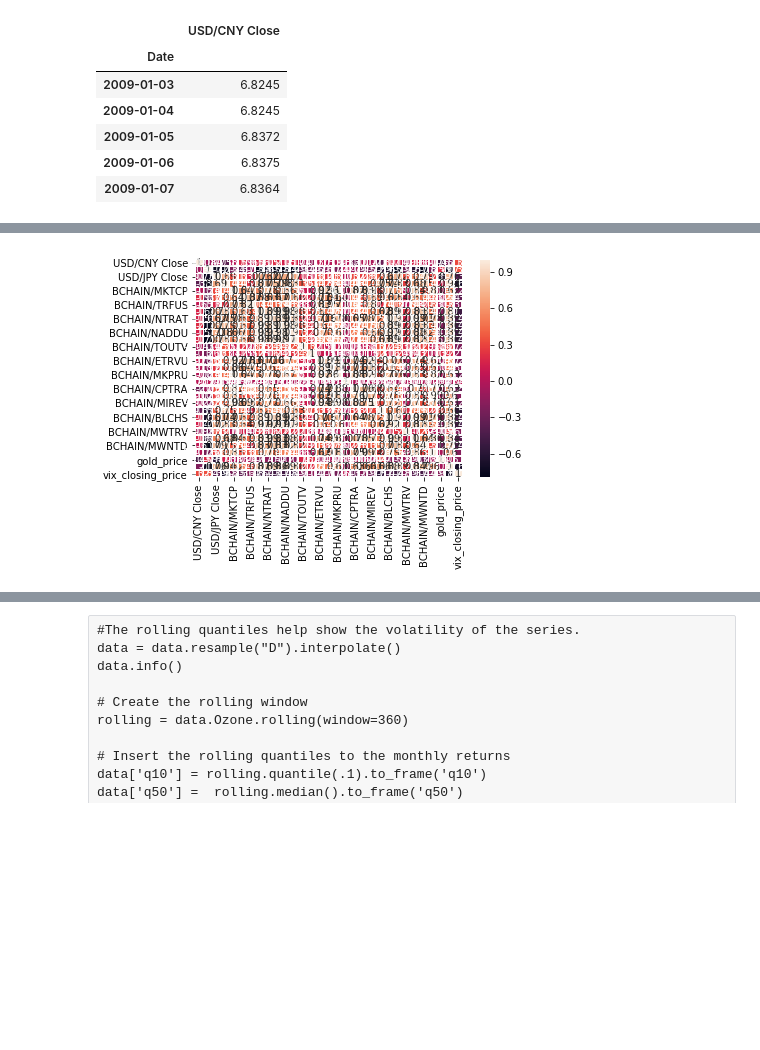
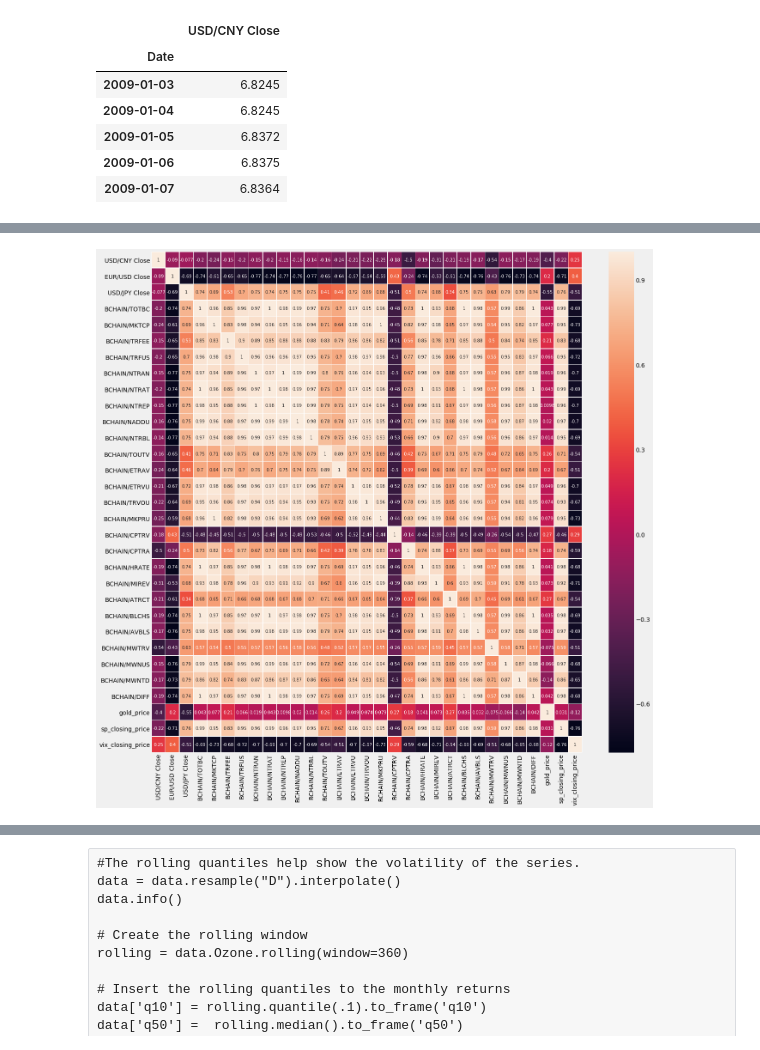
Before and after one commit to DEREJEGETU/Predicting-Bitcoin-Prices, a Jupyter notebook: ProjectII.ipynb, the cells around one changed output, grey strips where cells are left out. Saved outputs shown, nothing was run; the diff lists cells and outputs as text; code cells hidden in the pictures; blank space fills up the shorter version.

```diff
--- a/ProjectII.ipynb
+++ b/ProjectII.ipynb
@@ -14,9 +15,9 @@ currency_I_df=pd.read_csv('currecy_I_df.csv',parse_dates=['Date'],index_col='Dat
 # %%
-currency_II_df=pd.read_csv('currecy_II_df.csv',parse_dates=['Date'],index_col='Date')
+currency_II_df=pd.read_csv('data/currecy_II_df.csv',parse_dates=['Date'],index_col='Date')
 # %%
-vix_df=pd.read_csv('cobe_vix_df.csv',parse_dates=['Date'],index_col='Date')
+vix_df=pd.read_csv('data/cobe_vix_df.csv',parse_dates=['Date'],index_col='Date')
 # %%
-sp500_df=pd.read_csv('SP500_df.csv',parse_dates=['Date'],index_col='Date')
+sp500_df=pd.read_csv('data/SP500_df.csv',parse_dates=['Date'],index_col='Date')
 # %%
  #btc_df.info()
 # btc_df.head()
@@ -380,3 +381,6 @@ sp_closing_price     3462 non-null float64
 vix_closing_price    3462 non-null float64
 dtypes: float64(31)
 memory usage: 1.0 MB
+# %%
+# Droping Missing Values
+final_df.dropna(inplace=True)
@@ -399,19 +1116,21 @@ plt.show()
 # %%
 # Get correlation matrix of the meat DataFrame
-final_df_corr = final_df.corr(method='pearson')
+final_df_corr = final_df.corr(method='spearman')
 
 
 # Customize the heatmap of the corr_meat correlation matrix
+fig, ax=plt.subplots(figsize=(20,20))
 sns.heatmap(final_df_corr,
             annot=True,
             linewidths=0.4,
-            annot_kws={"size": 10})
+            annot_kws={"size": 10},
+           ax=ax)
 
 plt.xticks(rotation=90)
 plt.yticks(rotation=0)
 plt.show()
 # %% [output]
-[figure, old version]
+[figure, new version]
 # %%
 final_df_corr
 # %% [output]
```
Also changed, not shown: parts of 102 cells of this notebook.
